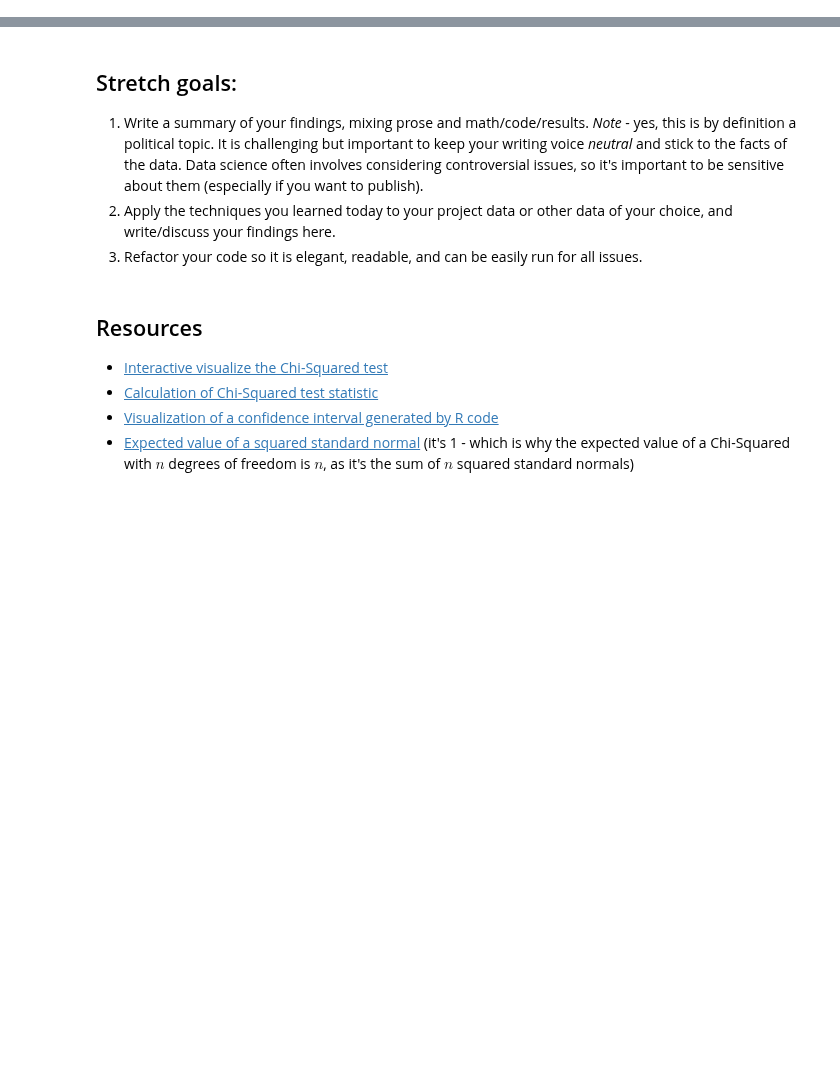
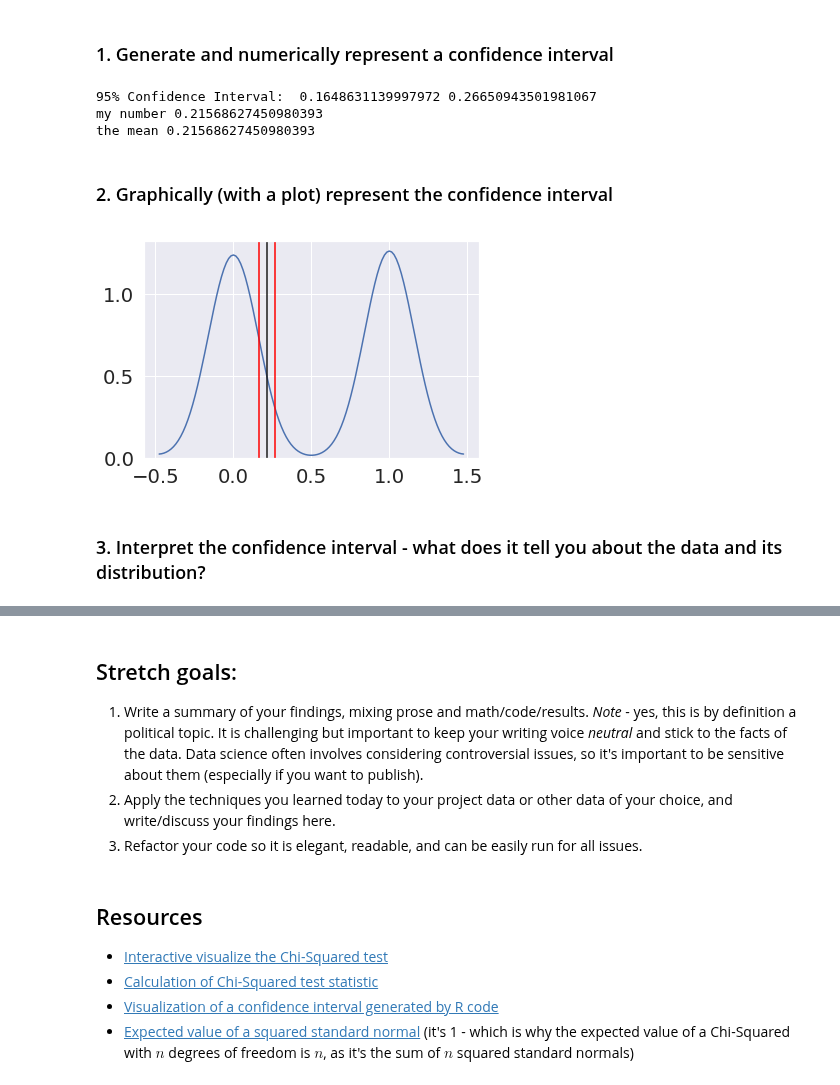
Before and after one commit to bloominstituteoftechnology/DS-Unit-1-Sprint-2-Statistics, a Jupyter notebook: module2/DS9_W2D2_Sampling_Confidence_Intervals_and_Hypothesis_Testing_Assignment.ipynb, the cells around one changed output, grey strips where cells are left out. Cells and saved outputs as stored; diff of their text form; code cells hidden in the pictures; blank space fills up the shorter version.

```diff
--- a/module2/DS9_W2D2_Sampling_Confidence_Intervals_and_Hypothesis_Testing_Assignment.ipynb
+++ b/module2/DS9_W2D2_Sampling_Confidence_Intervals_and_Hypothesis_Testing_Assignment.ipynb
@@ -33,0 +47,50 @@ Your assignment - using the data from the prior module ([congressional voting re
+# %%
+# Functions
+def confidence_interval(df_c, confidence):
+    # I know this could be a lot better because this breaks as soon as anything
+    # that's not a dataframe column is passed but I don't think we're up to the
+    # point we can catch errors and I'm not reusing most of this code.
+
+    array = df_c.dropna().to_numpy()
+    CI = t.interval(confidence
+                   ,len(array) - 1
+                   ,loc = mean(array)
+                   ,scale = sem(array)
+                   )
+
+    # For later reference:
+    # CI = t.interval(Confidence you want to have
+    #     Degrees of Freedom (length of the array minus one)
+    #     loc = Mean of the Array
+    #     scale = Standard Error of the Mean of the Array
+    return mean(array), CI[0], CI[1]
+# %% [markdown]
+### 1. Generate and numerically represent a confidence interval
+# %%
+CI = confidence_interval(dem['el-salvador-aid'], 0.95)
+print("95% Confidence Interval: ", CI[1], CI[2])
+
+print("my number", CI[1] + abs(CI[1] - CI[2]) / 2)
+print("the mean", CI[0])
+# %% [output]
+95% Confidence Interval:  0.1648631139997972 0.26650943501981067
+my number 0.21568627450980393
+the mean 0.21568627450980393
+# %% [markdown]
+### 2. Graphically (with a plot) represent the confidence interval
+# %%
+import seaborn as sns
+
+array = df['el-salvador-aid'].dropna().to_numpy()
+CI = confidence_interval(dem['el-salvador-aid'], 0.95)
+
+sns.kdeplot(array)
+plt.axvline(x = CI[1], color = 'red')
+plt.axvline(x = CI[2], color = 'red')
+plt.axvline(x = CI[0], color = 'k')
+
+plt.show()
+# %% [output]
+[figure, added]
+# %% [markdown]
+### 3. Interpret the confidence interval - what does it tell you about the data and its distribution?
```
Also changed, not shown: parts of 22 cells of this notebook.
